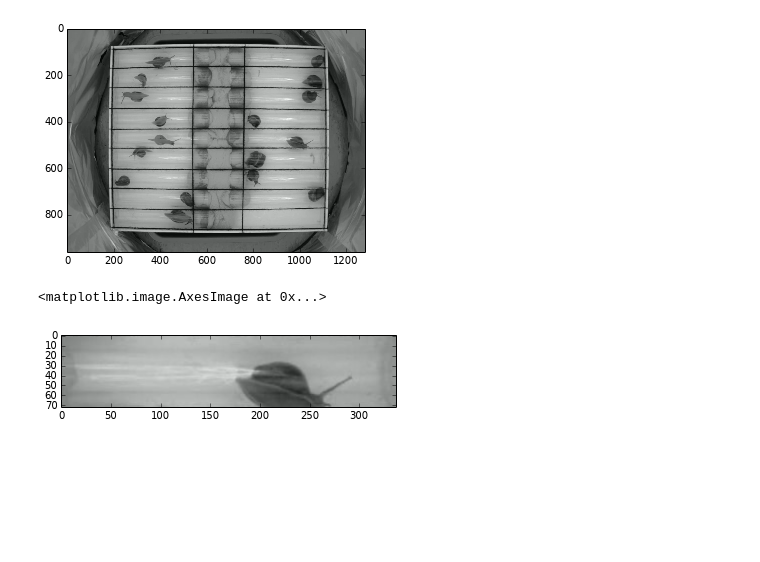
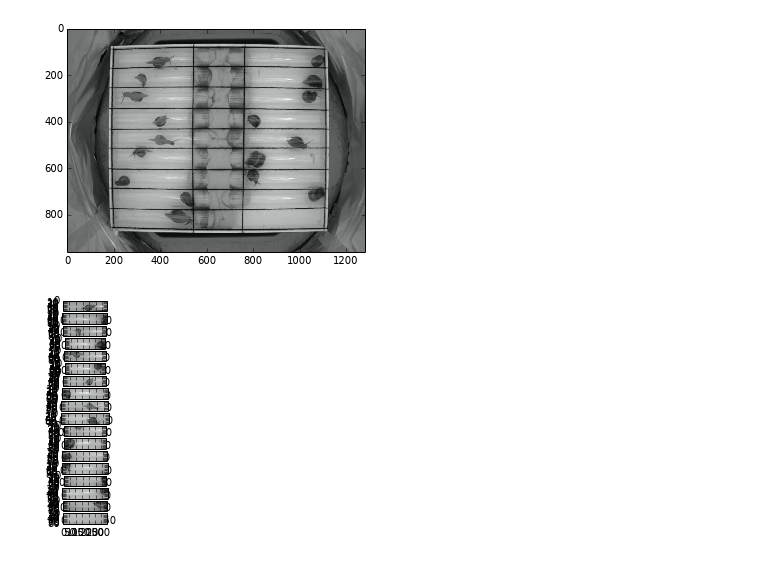
Before and after one commit to gilestrolab/sleepysnail, a Jupyter notebook: prototypes/ROISplitter.ipynb, the cells around one changed output. Saved outputs shown, nothing was run; the diff lists cells and outputs as text; code cells hidden in the pictures; blank space fills up the shorter version.

```diff
--- a/prototypes/ROISplitter.ipynb
+++ b/prototypes/ROISplitter.ipynb
@@ -16,8 +15,3 @@ pl.imshow(grid_img)
 # %% [output]
 <matplotlib.image.AxesImage at 0x...>
 [figure]
-# %%
-pl.imshow(roi_splitter.split(grid_img, 9))
-# %% [output]
-<matplotlib.image.AxesImage at 0x...>
-[figure, removed]
@@ -23,0 +20,7 @@ pl.imshow(roi_splitter.split(grid_img, 9))
+# %%
+# Two subplots, the axes array is 1-d
+f, axarr = pl.subplots(roi_splitter.nrois)
+for i in range(roi_splitter.nrois):
+    axarr[i].imshow(roi_splitter.split(grid_img, i))
+# %% [output]
+[figure, added]
```
Also changed, not shown: parts of 2 cells of this notebook, 2 other files.
